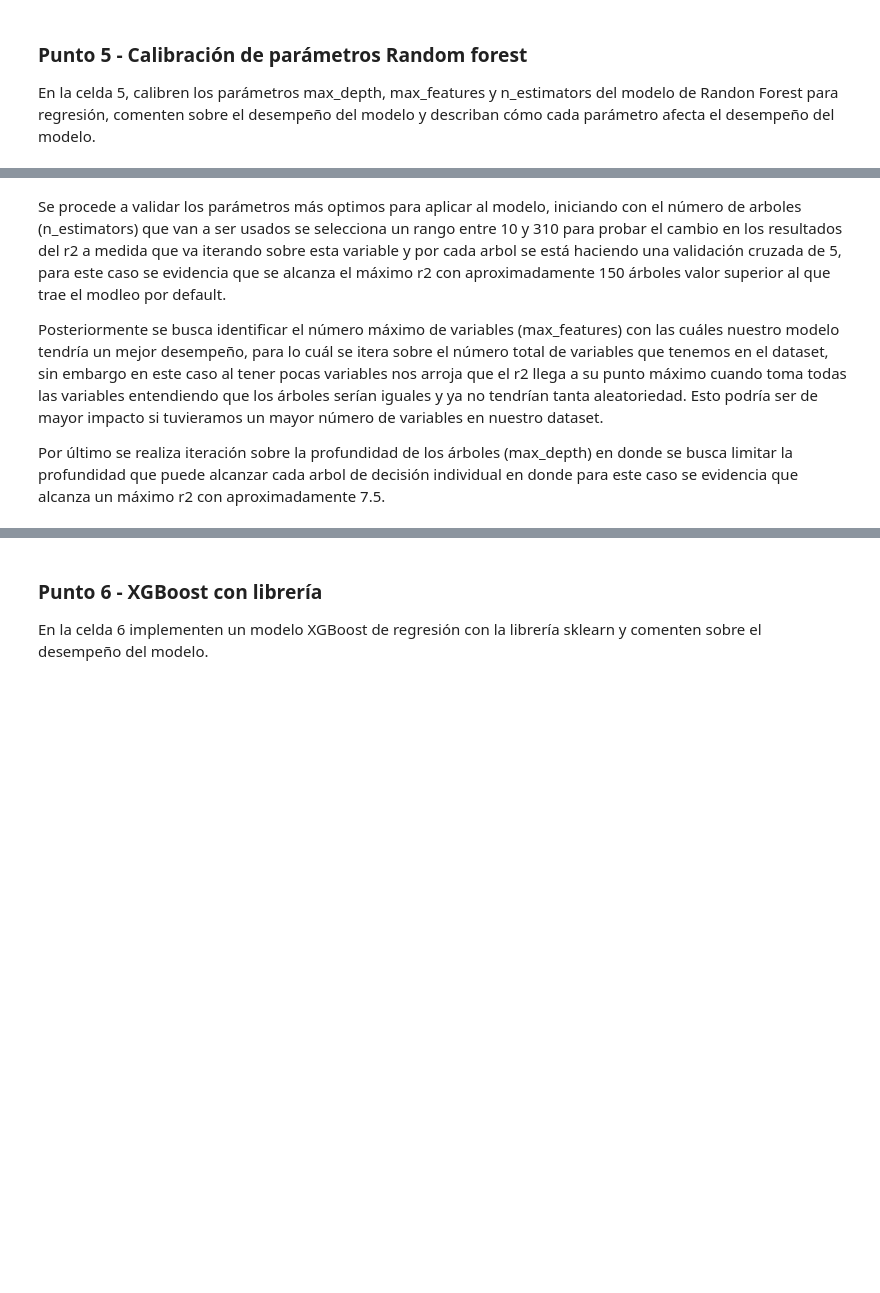
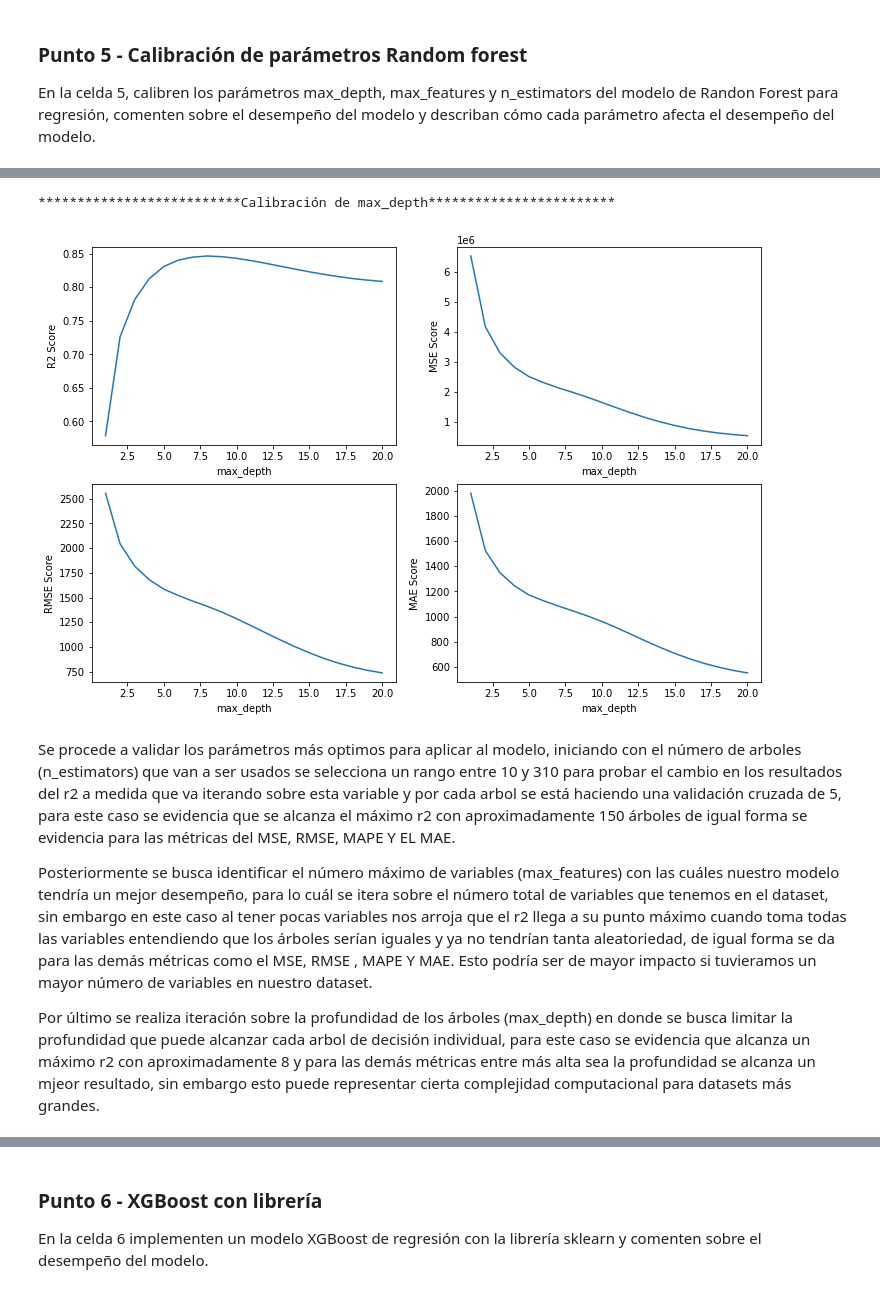
Before and after one commit to elkindavid/Machine-Learning, a Jupyter notebook: Week 2/S2TC1_RandomForests_Boosting.ipynb, the cells around one changed output, grey strips where cells are left out. Saved outputs shown, nothing was run; the diff lists cells and outputs as text; code cells hidden in the pictures; blank space fills up the shorter version.

Commit message:
Cambios Andrea V2

```diff
--- a/Week 2/S2TC1_RandomForests_Boosting.ipynb
+++ b/Week 2/S2TC1_RandomForests_Boosting.ipynb
@@ -290,9 +378,54 @@ plt.show()
+# %%
+print('**************************Calibración de max_depth************************')
+depth_range = range(1, 21)
+R2_scores = []
+MSE_scores = []
+RMSE_scores = []
+MAE_scores = []
+MAPE_scores = []
+
+for depth in depth_range:
+    rf_model = RandomForestRegressor(n_estimators=150, max_depth=depth, random_state=1, n_jobs=-1)
+    scores = cross_val_score(rf_model, X, y, cv=5, scoring='r2')
+    R2_scores.append(scores.mean())
+
+    # Predicción y evaluación del modelo
+    rf_model.fit(X, y)
+    y_pred = rf_model.predict(X)
+    MSE_scores.append(mean_squared_error(y, y_pred))
+    RMSE_scores.append(np.sqrt(mean_squared_error(y, y_pred)))
+    MAE_scores.append(mean_absolute_error(y, y_pred))
+    MAPE_scores.append(np.mean(np.abs((y - y_pred) / y)) * 100)
+
+# Graficar resultados
+fig, axes = plt.subplots(nrows=2, ncols=2, figsize=(12, 8))
+
+axes[0,0].plot(depth_range, R2_scores)
+axes[0,0].set_xlabel('max_depth')
+axes[0,0].set_ylabel('R2 Score')
+
+axes[0,1].plot(depth_range, MSE_scores)
+axes[0,1].set_xlabel('max_depth')
+axes[0,1].set_ylabel('MSE Score')
+
+axes[1,0].plot(depth_range, RMSE_scores)
+axes[1,0].set_xlabel('max_depth')
+axes[1,0].set_ylabel('RMSE Score')
+
+axes[1,1].plot(depth_range, MAE_scores)
+axes[1,1].set_xlabel('max_depth')
+axes[1,1].set_ylabel('MAE Score')
+
+plt.show()
+# %% [output]
+**************************Calibración de max_depth************************
+[figure, added]
 # %% [markdown]
-Se procede a validar los parámetros más optimos para aplicar al modelo, iniciando con el número de arboles (n_estimators) que van a ser usados se selecciona  un rango entre 10 y 310 para probar el cambio en los resultados del r2 a medida que va iterando sobre esta variable y por cada arbol se está haciendo una validación cruzada de 5, para este caso se evidencia que se alcanza el máximo r2 con aproximadamente 150 árboles valor superior al que trae el modleo por default.
+Se procede a validar los parámetros más optimos para aplicar al modelo, iniciando con el número de arboles (n_estimators) que van a ser usados se selecciona un rango entre 10 y 310 para probar el cambio en los resultados del r2 a medida que va iterando sobre esta variable y por cada arbol se está haciendo una validación cruzada de 5, para este caso se evidencia que se alcanza el máximo r2 con aproximadamente 150 árboles de igual forma se evidencia para las métricas del MSE, RMSE, MAPE Y EL MAE.
 
-Posteriormente se busca identificar el número máximo de variables (max_features) con las cuáles nuestro modelo tendría un mejor desempeño, para lo cuál se itera sobre el número total de variables que tenemos en el dataset, sin embargo en este caso al tener pocas variables nos arroja que el r2 llega a su punto máximo cuando toma todas las variables entendiendo que los árboles serían iguales y ya no tendrían tanta aleatoriedad. Esto podría ser de mayor impacto si tuvieramos un mayor número de variables en nuestro dataset.
+Posteriormente se busca identificar el número máximo de variables (max_features) con las cuáles nuestro modelo tendría un mejor desempeño, para lo cuál se itera sobre el número total de variables que tenemos en el dataset, sin embargo en este caso al tener pocas variables nos arroja que el r2 llega a su punto máximo cuando toma todas las variables entendiendo que los árboles serían iguales y ya no tendrían tanta aleatoriedad, de igual forma se da para las demás métricas como el MSE, RMSE , MAPE Y MAE. Esto podría ser de mayor impacto si tuvieramos un mayor número de variables en nuestro dataset.
 
-Por último se realiza iteración sobre la profundidad de los árboles (max_depth) en donde se busca limitar la profundidad que puede alcanzar cada arbol de decisión individual en donde para este caso se evidencia que alcanza un máximo r2 con aproximadamente 7.5.
+Por último se realiza iteración sobre la profundidad de los árboles (max_depth) en donde se busca limitar la profundidad que puede alcanzar cada arbol de decisión individual, para este caso se evidencia que alcanza un máximo r2 con aproximadamente 8 y para las demás métricas entre más alta sea la profundidad se alcanza un mjeor resultado, sin embargo esto puede representar cierta complejidad computacional para datasets más grandes.
 # %%
 #Implementación del modelo Random Forest para Regresión con los mejores parámetros
 
```
Also changed, not shown: parts of 15 cells of this notebook.
